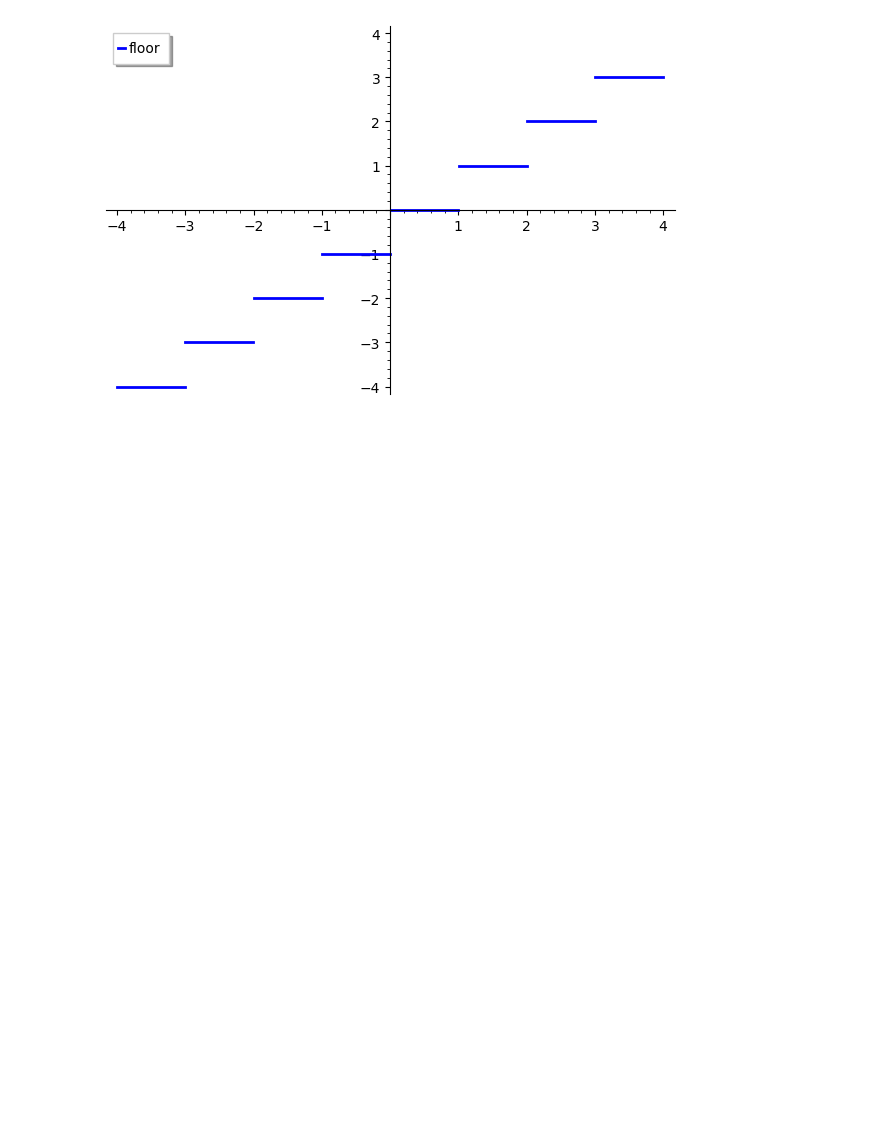
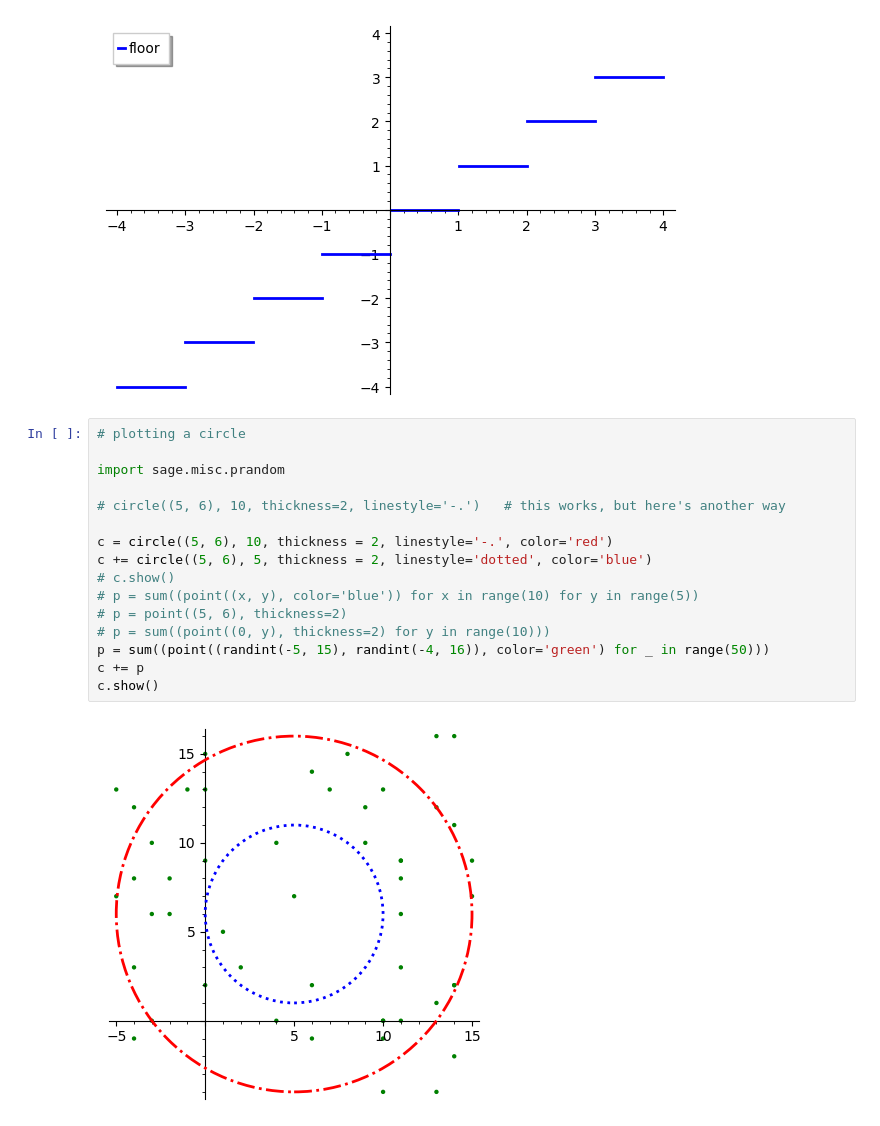
Before and after one commit to abhaysp95/language_files, a Jupyter notebook: nsage/plotting and calculus.ipynb, the cells around one changed output. Saved outputs shown, nothing was run; the diff lists cells and outputs as text; blank space fills up the shorter version.

Commit message:
done some more plotting

```diff
--- a/nsage/plotting and calculus.ipynb
+++ b/nsage/plotting and calculus.ipynb
@@ -31,3 +31,21 @@ p = plot(floor(x), -4, 4, thickness=2, legend_label='floor', exclude=[-3, -2, ..
 p.show()
 # %% [output]
 [figure]
+# %%
+# plotting a circle
+
+import sage.misc.prandom
+
+# circle((5, 6), 10, thickness=2, linestyle='-.')   # this works, but here's another way
+
+c = circle((5, 6), 10, thickness = 2, linestyle='-.', color='red')
+c += circle((5, 6), 5, thickness = 2, linestyle='dotted', color='blue')
+# c.show()
+# p = sum((point((x, y), color='blue')) for x in range(10) for y in range(5))
+# p = point((5, 6), thickness=2)
+# p = sum((point((0, y), thickness=2) for y in range(10)))
+p = sum((point((randint(-5, 15), randint(-4, 16)), color='green') for _ in range(50)))
+c += p
+c.show()
+# %% [output]
+[figure, added]
```
Also changed, not shown: parts of 2 cells of this notebook.
